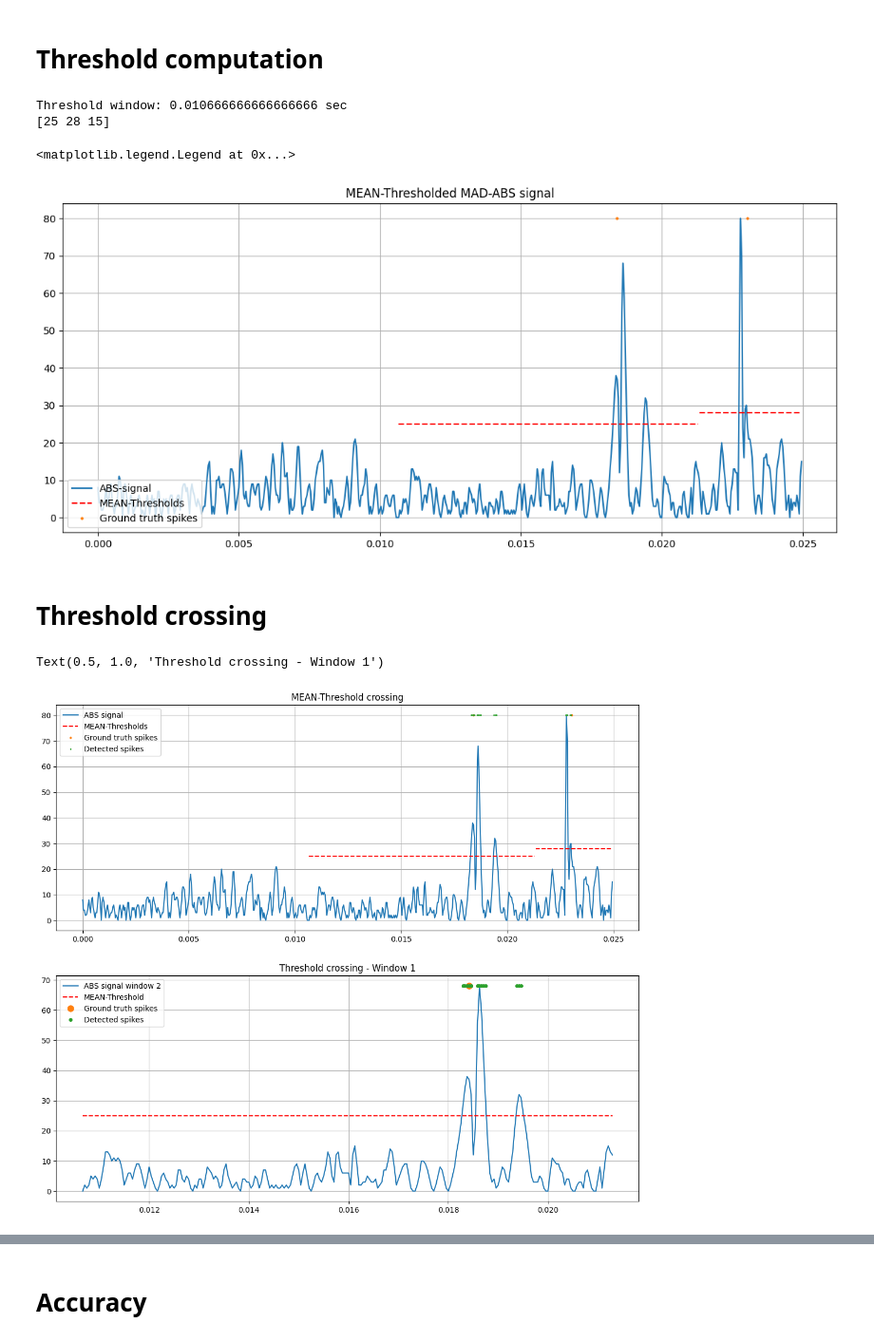
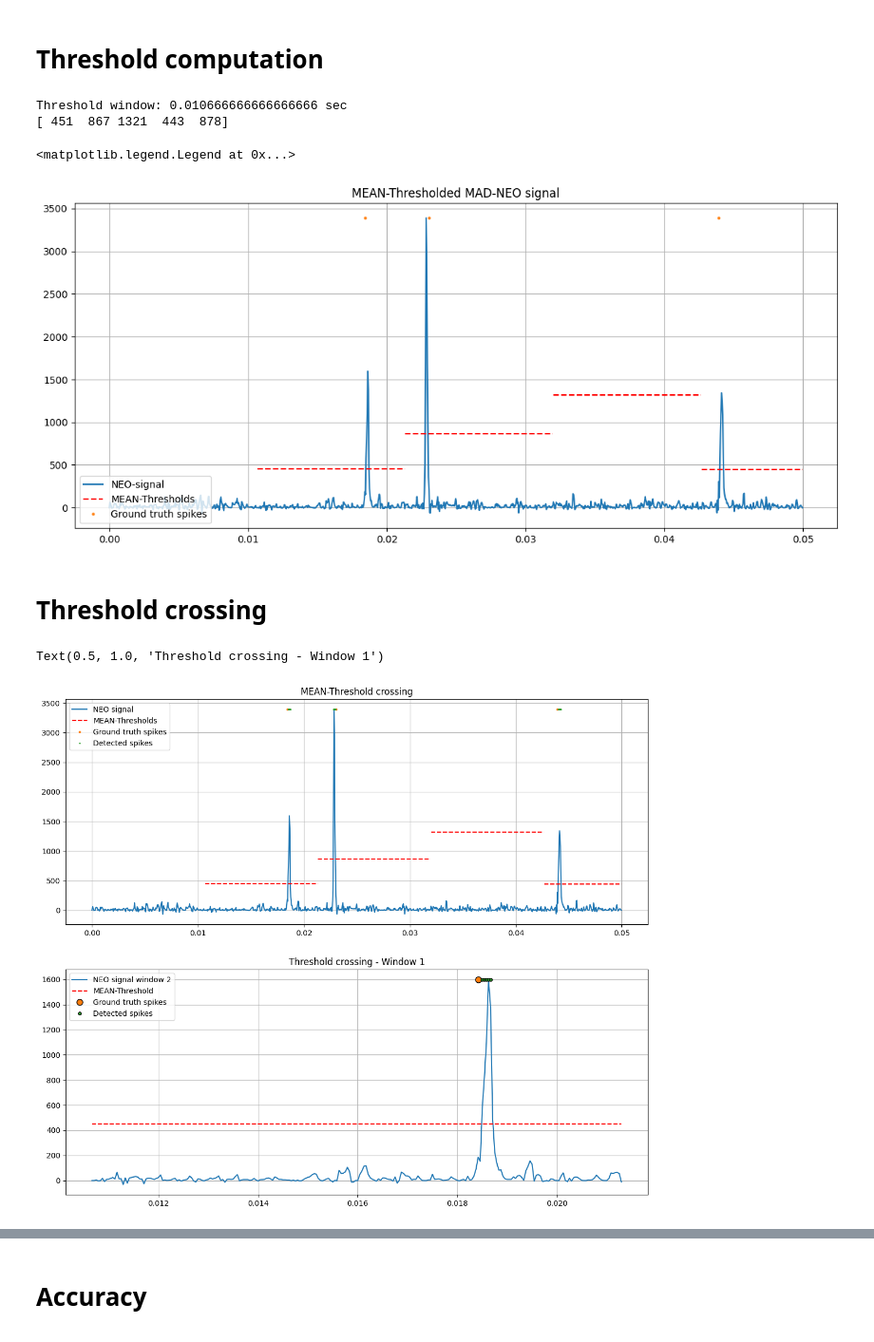
Before and after one commit to gianlucaleone/Hardware-oriented-spike-detection, a Jupyter notebook: Spike_detection.ipynb, the cells around one changed output, grey strips where cells are left out. Shown at 95% size. Drawn from its saved outputs; the diff is of its cells as text; code cells hidden in the pictures.

```diff
--- a/Spike_detection.ipynb
+++ b/Spike_detection.ipynb
@@ -71,7 +69,7 @@ import numpy as np
 
 # Use case characteristics
 fs = 24000       # Hz
-T  = 0.025       # s
+T  = 0.05       # s
 t = np.arange(0, T, 1/fs) # time vector
 n = len(t) # number of samples
 threshold_window = 0.01 # sec
@@ -276,7 +284,7 @@ plt.grid(True)
 # %% [markdown]
 # Spike waveform emphasis
 # %%
-#@title Spike emphasis TO CHECK
+#@title Spike emphasis
 
 # Spike emphasis aims at simplifying the spike detection step.
 # These algorithms take advantage of the narrow shape of spikes to enhance
@@ -303,7 +311,7 @@ plt.grid(True)
 #     spike peaks while suppressing the rest of the signal.
 
 x = filtered;
-emphasis_type = "ABS"
+emphasis_type = "NEO"
 
 if emphasis_type == "NEO":
   #NEO(t) = x(t-1)^2 - x(t)*x(t-2)
@@ -311,9 +319,9 @@ if emphasis_type == "NEO":
   NEO = np.concatenate(([0,x[0]*x[0]], NEO));
   emph = NEO;
 elif emphasis_type == "ASO":
-  #abs(ASO(t)) = abs(x(t)*[x(t)*x(t-1)])
-  ASO = x[1:-1]*(x[1:-1]*x[:-2])
-  ASO = np.concatenate(([0,x[0]*x[0]], ASO));
+  #ASO(t) = x(t)*[x(t)*x(t-1)]
+  ASO = x[1:]*(x[1:]*x[:-1])
+  ASO = np.concatenate(([0], ASO));
   ASO = np.abs(ASO);
   emph = ASO;
 elif emphasis_type == "ABS":
@@ -363,7 +371,7 @@ plt.tight_layout()
 # Spikes are detected by selecting a threshold above which a sample is
 # considered to be a spike. The threshold is computed using a metric that
 # captures the typical amplitude of the neural signal and is exceeded only
-# when unusually large values occur, such as during spikes. This metric is
+# when uncommon large values occur, such as during spikes. This metric is
 # usually scaled by multiplying it by a constant factor.
 #
 # Several thresholding strategies can be used. In this implementation you can
@@ -374,9 +382,9 @@ plt.tight_layout()
 # - Root Mean Square (RMS): the root mean square of the processed signal.
 #   When RMS is selected, the square of the processed signal is used to
 #   avoid computing the square root. The threshold condition:
-#         x(t) > sqrt(sum(x^2))
+#         x(t) > sqrt(sum(x^2)/N)
 #   becomes:
-#         x^2(t) > sum(x^2)
+#         x^2(t) > sum(x^2)/N
 #
 #
 # The threshold is usually re-computed over time, in this case about every second.
@@ -388,8 +396,8 @@ plt.tight_layout()
 
 threshold_type = "MEAN"
 
-thr_w            = threshold_window*fs # sample
-# to avoid a division later we can select a window size which is a power of two,
+thr_w = threshold_window*fs # sample
+# to avoid a division later, we can select a window size which is a power of two,
 # the closest to 1 sec
 thr_w = np.int64(2**np.round(np.log2(thr_w)))
 threshold_window = thr_w/fs
@@ -404,7 +412,6 @@ if threshold_type == "MEAN":
     accumulation = np.sum(emph[int(i*thr_w):int((i+1)*thr_w)])
 
     # Multiplication by a corrective constant. These values can be manually tuned.
-
     accumulation *= 4*(emphasis_type == "ABS") + 20*(emphasis_type == "NEO") + 30*(emphasis_type == "ASO");
 
     # In the hardware implementation, division is performed using a right shift,
@@ -446,7 +453,7 @@ gt_id    = gt_id[first_window_last_gt_spike:]
 print(thresholds)
 # %% [output]
 Threshold window: 0.010666666666666666 sec
-[25 28 15]
+[ 451  867 1321  443  878]
 # %%
 #@title Thresholded signal plot
 plt.figure(figsize=(14, 6))
@@ -462,7 +469,7 @@ plt.plot(timesteps[gt_time],peak*np.ones_like(gt_time),'o', markersize=2,label='
 plt.legend(loc='lower left')
 # %% [output]
 <matplotlib.legend.Legend at 0x...>
-[figure, old version]
+[figure, new version]
 # %% [markdown]
 # Threshold crossing
 # %%
@@ -508,36 +515,36 @@ for i in range(1,window_number):
     plt.plot(x_segment,y_segment, linestyle='--',color = 'red',label=f"{threshold_type}-Thresholds" if i == 1 else None)
 peak = np.max(detector_in)
 plt.plot(timesteps[gt_time],peak*np.ones_like(gt_time),'o', markersize=2,label='Ground truth spikes')
 plt.plot(timesteps[spike_time], peak*np.ones_like(spike_time), 'o', markersize=1, label='Detected spikes')
 plt.legend(loc='upper left')
 
 plt.subplot(2,1,2)
 
 win2show = 1
 win2showp1 = win2show + 1
 
 x_segment = timesteps[int(win2show*thr_w):int(win2showp1*thr_w)]
 y_segment = np.full_like(x_segment, thresholds[0])
 
 plt.plot(x_segment, detector_in[win2show*thr_w:win2showp1*thr_w],label=f'{emphasis_type} signal window 2')
 plt.grid(True)
 plt.plot(x_segment,y_segment, linestyle='--',color = 'red',label=f"{threshold_type}-Threshold")
 peak = np.max(detector_in[win2show*thr_w:win2showp1*thr_w])
 
 last_gt = np.where(timesteps[gt_time]>timesteps[win2showp1*thr_w])[0][0]
 first_gt = np.where(timesteps[gt_time]>timesteps[win2show*thr_w])[0][0]
 gt_to_plot = gt_time[first_gt:last_gt]
-plt.plot(timesteps[gt_to_plot], peak*np.ones_like(gt_to_plot), 'o', markersize=8, label='Ground truth spikes')
+plt.plot(timesteps[gt_to_plot], peak*np.ones_like(gt_to_plot), 'o', markersize=8, markeredgecolor='black', label='Ground truth spikes')
 
 last_spike = np.where(timesteps[spike_time]>timesteps[win2showp1*thr_w])[0][0]-1
 first_spike = np.where(timesteps[spike_time]>timesteps[win2show*thr_w])[0][0]
 spike_to_plot = spike_time[first_spike:last_spike]
-plt.plot(timesteps[spike_to_plot],peak*np.ones_like(spike_to_plot),'o', markersize=4,label='Detected spikes')
+plt.plot(timesteps[spike_to_plot],peak*np.ones_like(spike_to_plot),'o', markersize=4, markeredgecolor='black',label='Detected spikes')
 plt.legend(loc='upper left')
 plt.title(f"Threshold crossing - Window {win2show}")
 # %% [output]
 Text(0.5, 1.0, 'Threshold crossing - Window 1')
-[figure, old version]
+[figure, new version]
 # %%
 #@title Multiple detection :(
 # Because of the duration of the spike waveform, a single spike is detected
```
Also changed, not shown: parts of 10 cells of this notebook.
